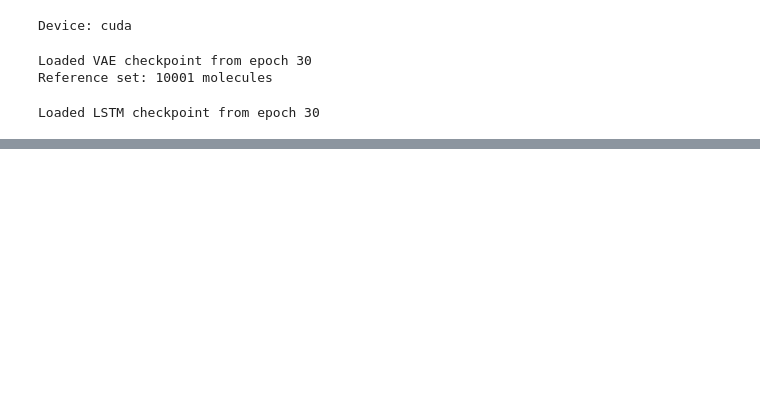
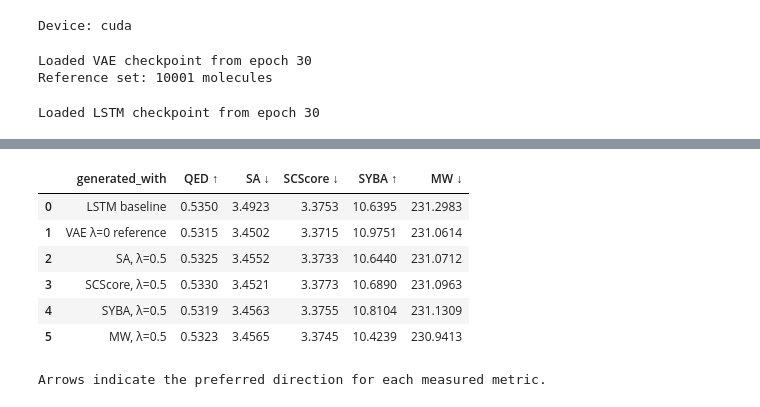
Before and after one commit to ingridtx04/STAT3106_Applied_Machine_Learning_Project, a Jupyter notebook: compare.ipynb, the cells around one changed output, grey strips where cells are left out. Saved outputs shown, nothing was run; the diff lists cells and outputs as text; code cells hidden in the pictures; blank space fills up the shorter version.

```diff
--- a/compare.ipynb
+++ b/compare.ipynb
@@ -182,0 +580,46 @@ literature review papers:
+# %%
+CROSS_LAMBDA = 0.5
+cross_rows = []
+for cost_name in cost_fns:
+    row = ablation_df[(ablation_df["optimized_cost"] == cost_name) & (ablation_df["λ"] == CROSS_LAMBDA)].iloc[0]
+    cross_rows.append({
+        "generated_with": f"{cost_name}, λ={CROSS_LAMBDA}",
+        "QED ↑": row["mean_qed"],
+        "SA ↓": row["mean_sa"],
+        "SCScore ↓": row["mean_scscore"],
+        "SYBA ↑": row["mean_syba"],
+        "MW ↓": row["mean_mw"],
+    })
+
+base = ablation_df[(ablation_df["optimized_cost"] == "SA") & (ablation_df["λ"] == 0.0)].iloc[0]
+cross_rows.insert(0, {
+    "generated_with": "VAE λ=0 reference",
+    "QED ↑": base["mean_qed"],
+    "SA ↓": base["mean_sa"],
+    "SCScore ↓": base["mean_scscore"],
+    "SYBA ↑": base["mean_syba"],
+    "MW ↓": base["mean_mw"],
+})
+
+lstm_row = ablation_df[ablation_df["optimized_cost"] == "none"].iloc[0]
+cross_rows.insert(0, {
+    "generated_with": "LSTM baseline",
+    "QED ↑": lstm_row["mean_qed"],
+    "SA ↓": lstm_row["mean_sa"],
+    "SCScore ↓": lstm_row["mean_scscore"],
+    "SYBA ↑": lstm_row["mean_syba"],
+    "MW ↓": lstm_row["mean_mw"],
+})
+
+cross_constraint_df = pd.DataFrame(cross_rows)
+display(cross_constraint_df)
+print("Arrows indicate the preferred direction for each measured metric.")
+# %% [output]
+|  | generated_with | QED ↑ | SA ↓ | SCScore ↓ | SYBA ↑ | MW ↓ |
+| 0 | LSTM baseline | 0.5350 | 3.4923 | 3.3753 | 10.6395 | 231.2983 |
+| 1 | VAE λ=0 reference | 0.5315 | 3.4502 | 3.3715 | 10.9751 | 231.0614 |
+| 2 | SA, λ=0.5 | 0.5325 | 3.4552 | 3.3733 | 10.6440 | 231.0712 |
+| 3 | SCScore, λ=0.5 | 0.5330 | 3.4521 | 3.3773 | 10.6890 | 231.0963 |
+| 4 | SYBA, λ=0.5 | 0.5319 | 3.4563 | 3.3755 | 10.8104 | 231.1309 |
+| 5 | MW, λ=0.5 | 0.5323 | 3.4565 | 3.3745 | 10.4239 | 230.9413 |
+Arrows indicate the preferred direction for each measured metric.
```
Also changed, not shown: parts of 32 cells of this notebook, 24 other files.
